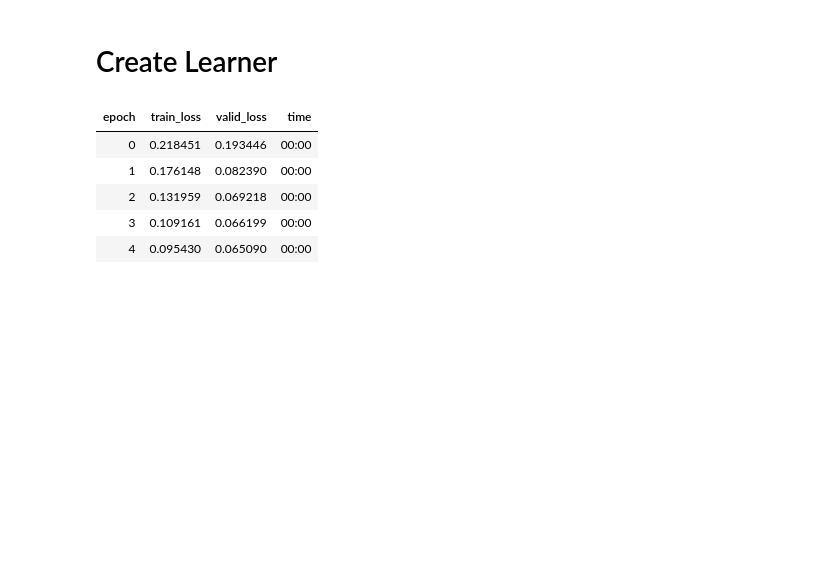
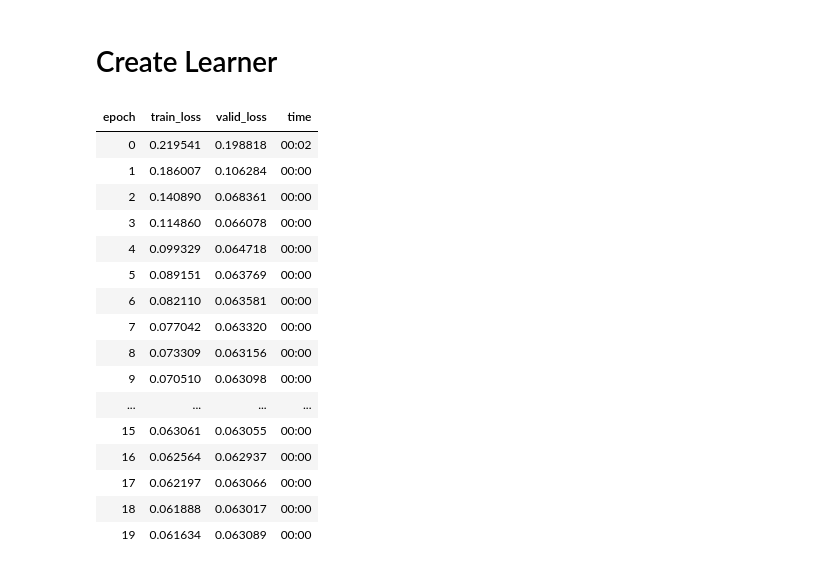
Before and after one commit to abauville/Notes_autoencoders, a Jupyter notebook: 00_MNIST_fully_connected.ipynb, the cells around one changed output. Cells and saved outputs as stored; diff of their text form; code cells hidden in the pictures; blank space fills up the shorter version.

```diff
--- a/00_MNIST_fully_connected.ipynb
+++ b/00_MNIST_fully_connected.ipynb
@@ -83,11 +76,22 @@ class AE(nn.Module):
 learn = Learner(dls, AE(), loss_func=MSELossFlat())
 # %%
 # learn.lr_find()
-learn.fit(5, lr=0.002)
+learn.fit(20, lr=0.002)
 # %% [output]
 | epoch | train_loss | valid_loss | time |
-| 0 | 0.218451 | 0.193446 | 00:00 |
-| 1 | 0.176148 | 0.082390 | 00:00 |
-| 2 | 0.131959 | 0.069218 | 00:00 |
-| 3 | 0.109161 | 0.066199 | 00:00 |
-| 4 | 0.095430 | 0.065090 | 00:00 |
+| 0 | 0.219541 | 0.198818 | 00:02 |
+| 1 | 0.186007 | 0.106284 | 00:00 |
+| 2 | 0.140890 | 0.068361 | 00:00 |
+| 3 | 0.114860 | 0.066078 | 00:00 |
+| 4 | 0.099329 | 0.064718 | 00:00 |
+| 5 | 0.089151 | 0.063769 | 00:00 |
+| 6 | 0.082110 | 0.063581 | 00:00 |
+| 7 | 0.077042 | 0.063320 | 00:00 |
+| 8 | 0.073309 | 0.063156 | 00:00 |
+| 9 | 0.070510 | 0.063098 | 00:00 |
+| ... | ... | ... | ... |
+| 15 | 0.063061 | 0.063055 | 00:00 |
+| 16 | 0.062564 | 0.062937 | 00:00 |
+| 17 | 0.062197 | 0.063066 | 00:00 |
+| 18 | 0.061888 | 0.063017 | 00:00 |
+| 19 | 0.061634 | 0.063089 | 00:00 |
```
Also changed, not shown: parts of 6 cells of this notebook, 1 other file.
